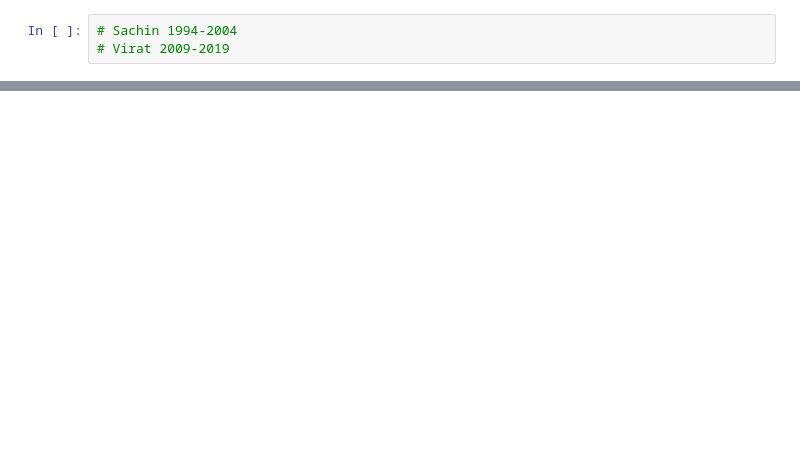
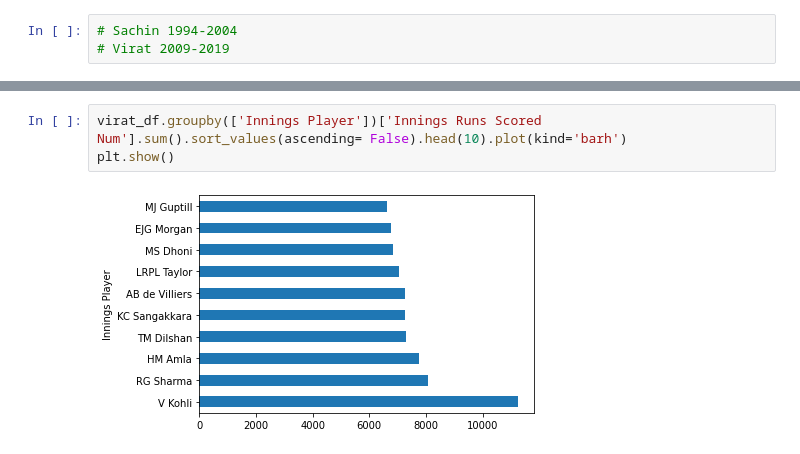
Before and after one commit to arehvs/practice, a Jupyter notebook: SachinvsKohli.ipynb, the cells around one changed output, grey strips where cells are left out. Cells and saved outputs as stored; diff of their text form; blank space fills up the shorter version.

```diff
--- a/SachinvsKohli.ipynb
+++ b/SachinvsKohli.ipynb
@@ -149,0 +412,5 @@ virat_df.head(2)
+# %%
+virat_df.groupby(['Innings Player'])['Innings Runs Scored Num'].sum().sort_values(ascending= False).head(10).plot(kind='barh')
+plt.show()
+# %% [output]
+[figure, added]
```
Also changed, not shown: parts of 38 cells of this notebook.
